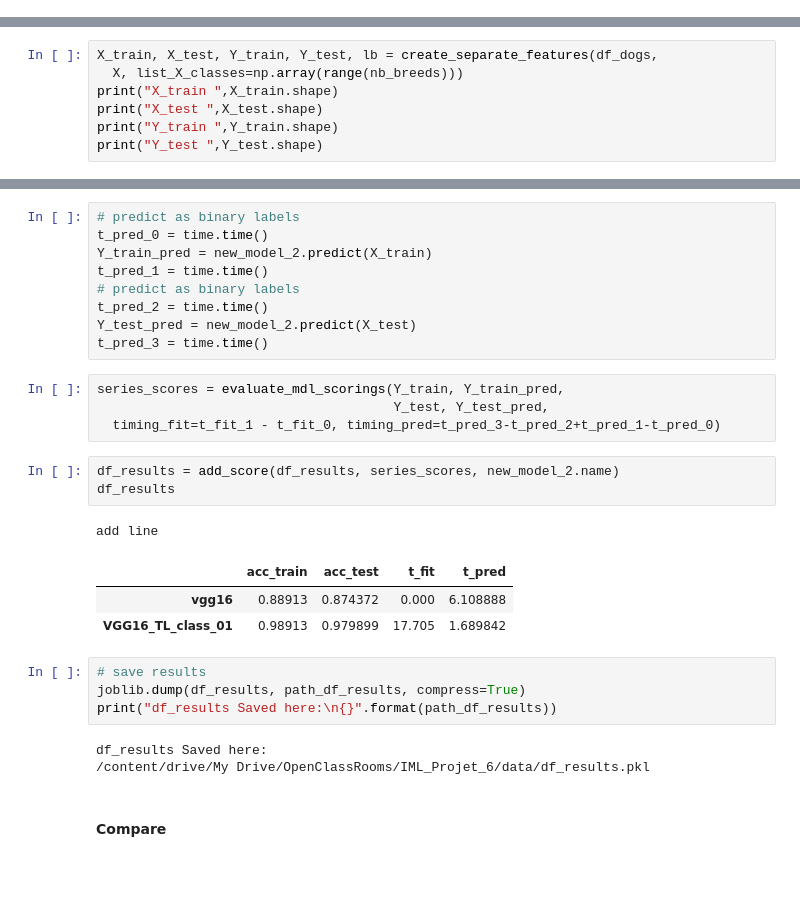
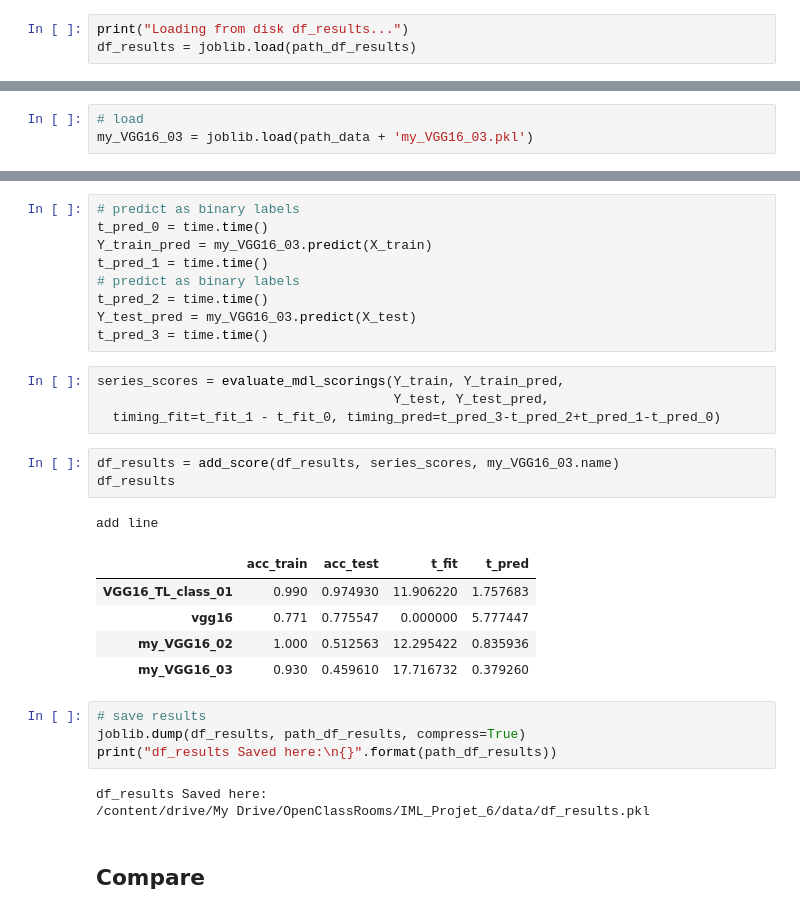
Before and after one commit to jeugregg/DeepLearningPictureDogs, a Jupyter notebook: 02_OC_IML_Project_6_my_neural_network.ipynb, the cells around one changed output, grey strips where cells are left out. Drawn from its saved outputs; the diff is of its cells as text; blank space fills up the shorter version.

Commit message:
update functions
add another model

```diff
--- a/02_OC_IML_Project_6_my_neural_network.ipynb
+++ b/02_OC_IML_Project_6_my_neural_network.ipynb
@@ -681,0 +677,3 @@ Y_test  (199, 1000)
+# %%
+print("Loading from disk df_results...")
+df_results = joblib.load(path_df_results)
@@ -801,7 +750,0 @@ nb_breeds
-# %%
-X_train, X_test, Y_train, Y_test, lb = create_separate_features(df_dogs,
-  X, list_X_classes=np.array(range(nb_breeds)))
-print("X_train ",X_train.shape)
-print("X_test ",X_test.shape)
-print("Y_train ",Y_train.shape)
-print("Y_test ",Y_test.shape)
@@ -993,3 +831,6 @@ score_test
+# %%
+# load
+my_VGG16_03 = joblib.load(path_data + 'my_VGG16_03.pkl')
 # %%
 print("Loading from disk df_results...")
 df_results = joblib.load(path_df_results)
@@ -998,24 +839,26 @@ Loading from disk df_results...
 # %%
 # predict as binary labels
 t_pred_0 = time.time()
-Y_train_pred = new_model_2.predict(X_train)
+Y_train_pred = my_VGG16_03.predict(X_train)
 t_pred_1 = time.time()
 # predict as binary labels
 t_pred_2 = time.time()
-Y_test_pred = new_model_2.predict(X_test)
+Y_test_pred = my_VGG16_03.predict(X_test)
 t_pred_3 = time.time()
 # %%
 series_scores = evaluate_mdl_scorings(Y_train, Y_train_pred,
                                       Y_test, Y_test_pred,
   timing_fit=t_fit_1 - t_fit_0, timing_pred=t_pred_3-t_pred_2+t_pred_1-t_pred_0)
 # %%
-df_results = add_score(df_results, series_scores, new_model_2.name)
+df_results = add_score(df_results, series_scores, my_VGG16_03.name)
 df_results
 # %% [output]
 add line
 |  | acc_train | acc_test | t_fit | t_pred |
-| vgg16 | 0.88913 | 0.874372 | 0.000 | 6.108888 |
-| VGG16_TL_class_01 | 0.98913 | 0.979899 | 17.705 | 1.689842 |
+| VGG16_TL_class_01 | 0.990 | 0.974930 | 11.906220 | 1.757683 |
+| vgg16 | 0.771 | 0.775547 | 0.000000 | 5.777447 |
+| my_VGG16_02 | 1.000 | 0.512563 | 12.295422 | 0.835936 |
+| my_VGG16_03 | 0.930 | 0.459610 | 17.716732 | 0.379260 |
 # %%
 # save results
 joblib.dump(df_results, path_df_results, compress=True)
@@ -1024,7 +867,7 @@ print("df_results Saved here:\n{}".format(path_df_results))
 df_results Saved here:
 /content/drive/My Drive/OpenClassRooms/IML_Projet_6/data/df_results.pkl
 # %% [markdown]
-#### Compare
+## Compare
 # %%
 fig = plt.figure(figsize=(8, 4))
 plt.title("Accuracy scores on Global Train set [%]")
```
Also changed, not shown: parts of 84 cells of this notebook.
